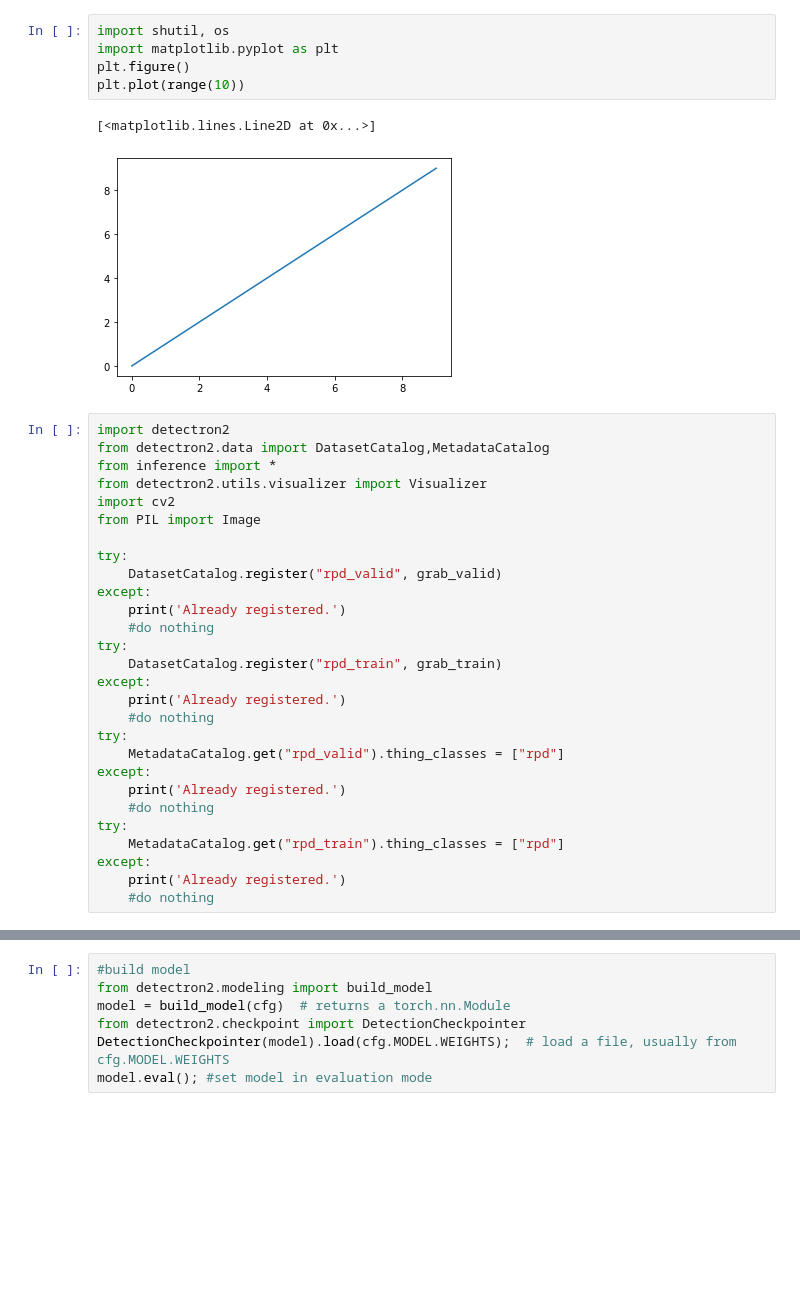
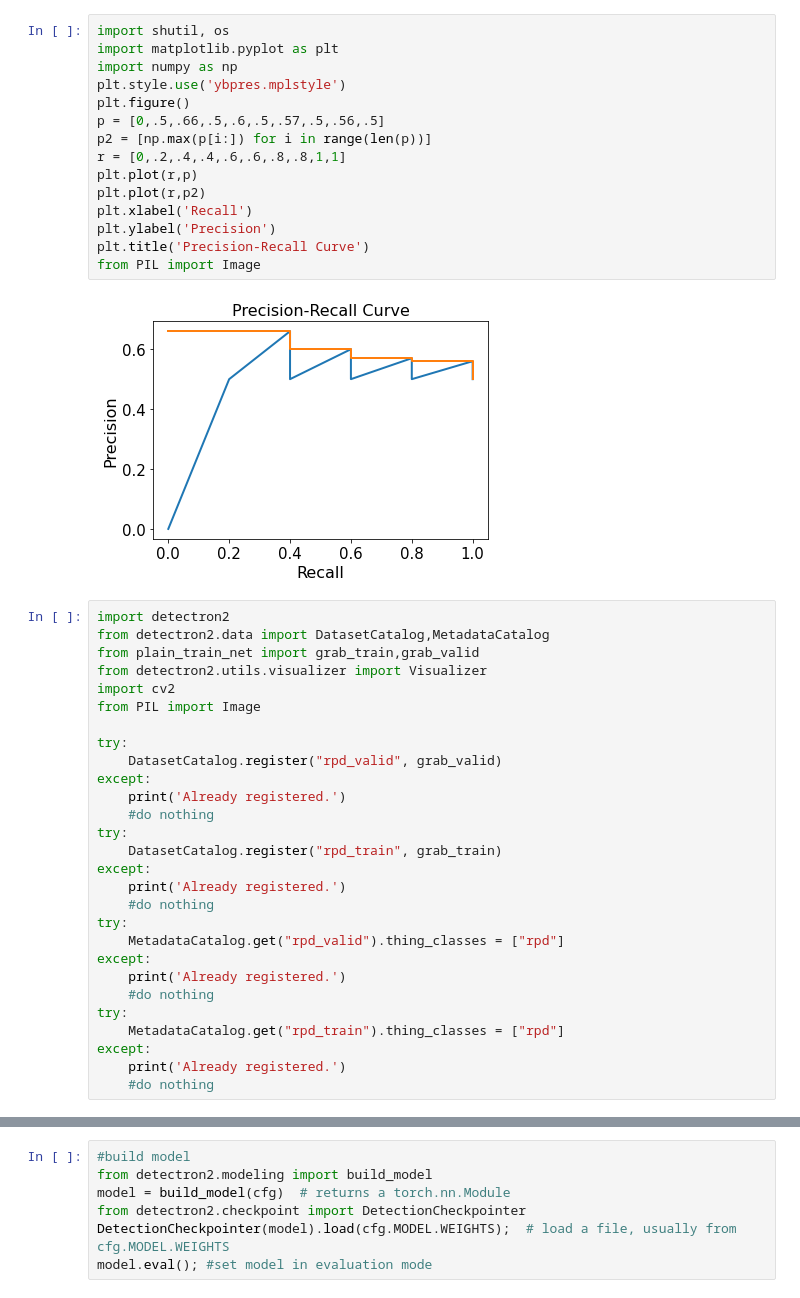
Before and after one commit to uw-biomedical-ml/detectron2-rpd-yb, a Jupyter notebook: run_inference_dataset.ipynb, the cells around one changed output, grey strips where cells are left out. Saved outputs shown, nothing was run; the diff lists cells and outputs as text; blank space fills up the shorter version.

```diff
--- a/run_inference_dataset.ipynb
+++ b/run_inference_dataset.ipynb
@@ -1,15 +1,24 @@
-# %%
-import shutil, os
-import matplotlib.pyplot as plt
-plt.figure()
-plt.plot(range(10))
-# %% [output]
-[<matplotlib.lines.Line2D at 0x...>]
-[figure, removed]
+# %%
+import shutil, os
+import matplotlib.pyplot as plt
+import numpy as np
+plt.style.use('ybpres.mplstyle')
+plt.figure()
+p = [0,.5,.66,.5,.6,.5,.57,.5,.56,.5]
+p2 = [np.max(p[i:]) for i in range(len(p))]
+r = [0,.2,.4,.4,.6,.6,.8,.8,1,1]
+plt.plot(r,p)
+plt.plot(r,p2)
+plt.xlabel('Recall')
+plt.ylabel('Precision')
+plt.title('Precision-Recall Curve')
+from PIL import Image
+# %% [output]
+[figure, added]
 # %%
 import detectron2
 from detectron2.data import DatasetCatalog,MetadataCatalog
-from inference import *
+from plain_train_net import grab_train,grab_valid
 from detectron2.utils.visualizer import Visualizer
 import cv2
 from PIL import Image
```
Also changed, not shown: parts of 22 cells of this notebook, 7 other files.
